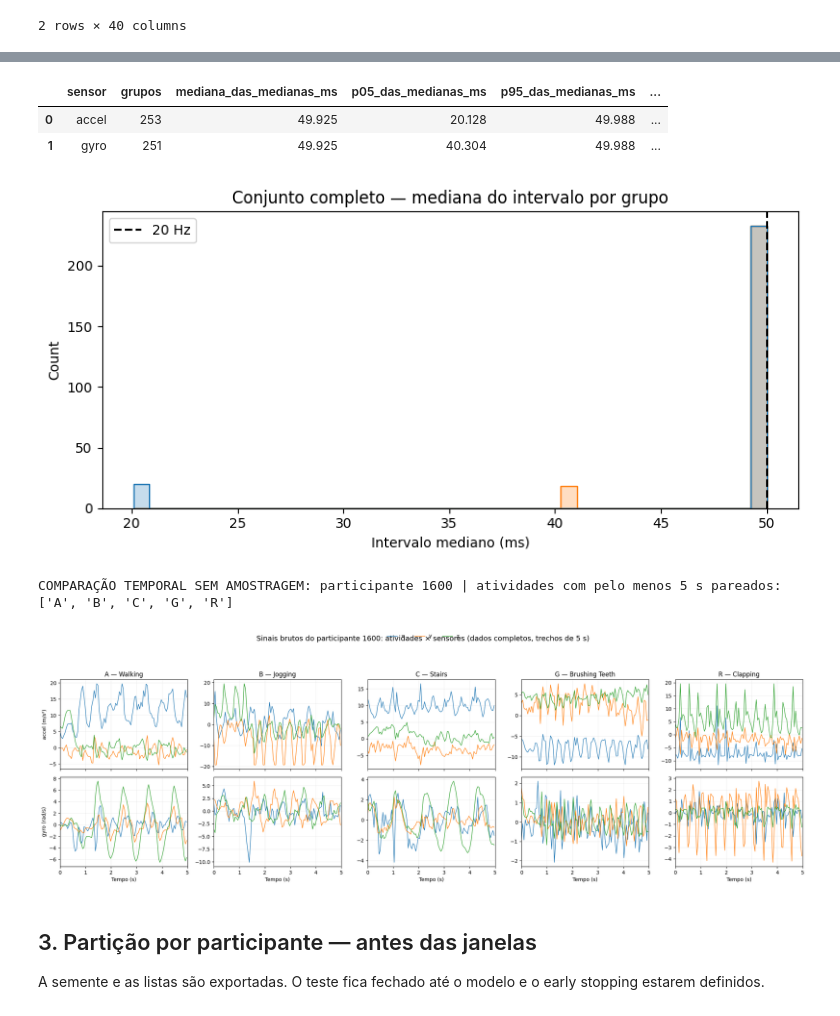
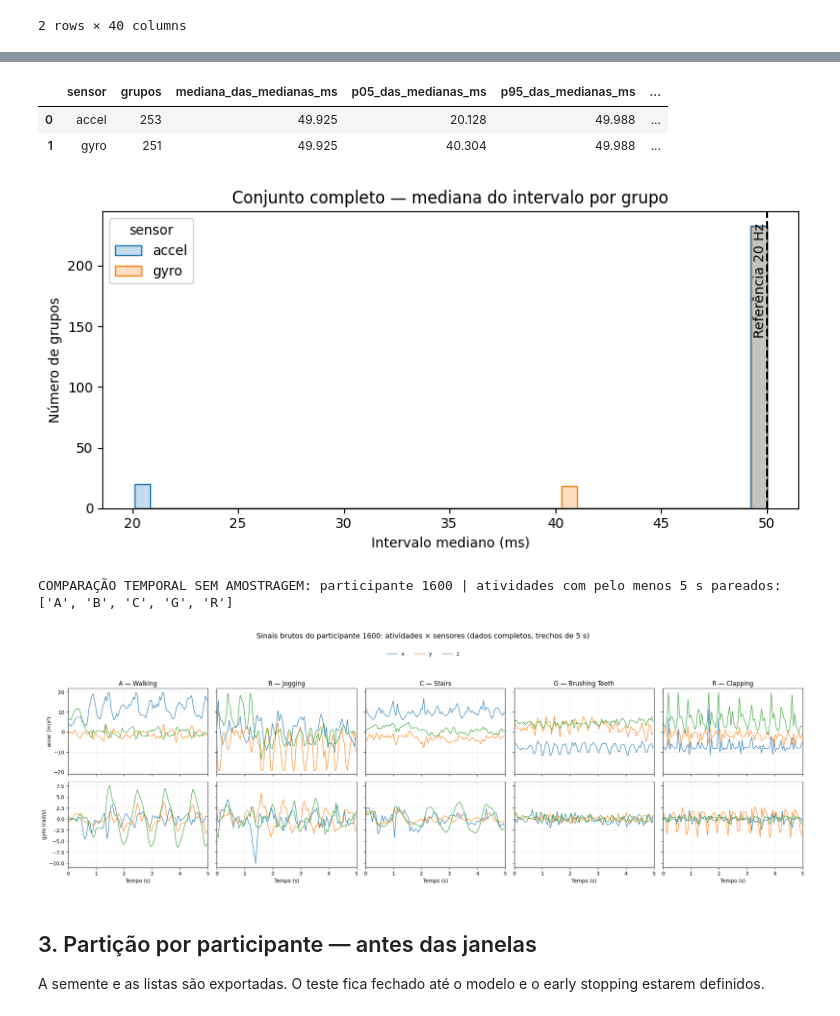
Before and after one commit to anacdutrar/Trabalho_final_grupo7-Embarcados, a Jupyter notebook: notebook/WISDM_Watch_HAR_FINAL_COMPARACAO_ARQUITETURAS.ipynb, the cells around one changed output, grey strips where cells are left out. Saved outputs shown, nothing was run; the diff lists cells and outputs as text; code cells hidden in the pictures.

```diff
--- a/notebook/WISDM_Watch_HAR_FINAL_COMPARACAO_ARQUITETURAS.ipynb
+++ b/notebook/WISDM_Watch_HAR_FINAL_COMPARACAO_ARQUITETURAS.ipynb
@@ -395,6 +402,9 @@ subject_activity_counts = (
     .unstack(fill_value=0)
     .reindex(columns=ACTIVITY_CODES, fill_value=0)
 )
+activity_axis_labels = [
+    f'{code}\n{ACTIVITY_NAMES[code]}' for code in ACTIVITY_CODES
+]
 
 fig, axes = plt.subplots(2, 2, figsize=(15, 10))
 
@@ -403,16 +413,19 @@ sns.barplot(
     x='activity',
     y='leituras',
     hue='sensor',
+    order=ACTIVITY_CODES,
     errorbar=None,
     ax=axes[0, 0],
 )
 axes[0, 0].set_title('Conjunto completo — leituras por sensor e atividade')
 axes[0, 0].set_xlabel('Atividade')
 axes[0, 0].set_ylabel('Número de leituras')
+axes[0, 0].set_xticks(range(len(ACTIVITY_CODES)), labels=activity_axis_labels)
 
 sns.heatmap(
     np.log10(subject_activity_counts + 1),
     cmap='viridis',
+    xticklabels=activity_axis_labels,
     cbar_kws={'label': 'log10(leituras + 1)'},
     ax=axes[0, 1],
 )
@@ -429,6 +442,7 @@ for axis, sensor_name, unit in [
         data=sensor_sample,
         x='activity',
         y='magnitude',
+        order=ACTIVITY_CODES,
         showfliers=False,
         ax=axis,
     )
@@ -437,6 +451,7 @@ for axis, sensor_name, unit in [
     )
     axis.set_xlabel('Atividade')
     axis.set_ylabel(f'Magnitude ({unit})')
+    axis.set_xticks(range(len(ACTIVITY_CODES)), labels=activity_axis_labels)
 
 fig.suptitle(
     'EDA global de auditoria — gráficos de distribuição usam amostra controlada',
@@ -489,7 +504,7 @@ sampling_audit['frequencia_mediana_hz'] = (
 display(sampling_audit.round(3))
 
 plt.figure(figsize=(8, 4))
-sns.histplot(
+sampling_axis = sns.histplot(
     data=sampling_by_group,
     x='mediana_intervalo_ms',
     hue='sensor',
@@ -497,10 +512,18 @@ sns.histplot(
     element='step',
     common_norm=False,
 )
-plt.axvline(1000 / SAMPLE_RATE_HZ, color='black', linestyle='--', label='20 Hz')
-plt.title('Conjunto completo — mediana do intervalo por grupo')
-plt.xlabel('Intervalo mediano (ms)')
-plt.legend()
+reference_interval_ms = 1000 / SAMPLE_RATE_HZ
+sampling_axis.axvline(
+    reference_interval_ms, color='black', linestyle='--', linewidth=1.5
+)
+sampling_axis.text(
+    reference_interval_ms, 0.96, 'Referência 20 Hz',
+    transform=sampling_axis.get_xaxis_transform(),
+    rotation=90, ha='right', va='top',
+)
+sampling_axis.set_title('Conjunto completo — mediana do intervalo por grupo')
+sampling_axis.set_xlabel('Intervalo mediano (ms)')
+sampling_axis.set_ylabel('Número de grupos')
 plt.tight_layout()
 plt.show()
 
@@ -526,7 +549,7 @@ paired_coverage = (
     pd.DataFrame(paired_coverage_records)
     .pivot(index='subject', columns='activity', values='has_window')
     .reindex(columns=ACTIVITY_CODES, fill_value=False)
-    .fillna(False)
+    .eq(True)
 )
 complete_subjects = paired_coverage.index[paired_coverage.all(axis=1)].tolist()
 if complete_subjects:
@@ -544,7 +567,8 @@ print(
 )
 
 fig, axes = plt.subplots(
-    2, len(ACTIVITY_CODES), figsize=(21, 7), sharex='col', squeeze=False
+    2, len(ACTIVITY_CODES), figsize=(21, 7),
+    sharex='col', sharey='row', squeeze=False,
 )
 sensor_rows = [('accel', 'm/s²'), ('gyro', 'rad/s')]
 
@@ -581,38 +605,41 @@ for column, activity in enumerate(ACTIVITY_CODES):
         ].copy()
         excerpt['tempo_relativo_s'] = excerpt['timestamp_s'] - common_start
         for channel in ['x', 'y', 'z']:
             axis.plot(
                 excerpt['tempo_relativo_s'], excerpt[channel],
                 label=channel, linewidth=1.0,
             )
         axis.set_xlim(0, WINDOW_SECONDS)
         axis.grid(alpha=0.2)
         if column == 0:
             axis.set_ylabel(f'{sensor_name} ({unit})')
         if row == 1:
             axis.set_xlabel('Tempo (s)')
 
     axes[0, column].set_title(
         f'{activity} — {ACTIVITY_NAMES[activity]}'
     )
 
 handles, labels = axes[0, 0].get_legend_handles_labels()
 if handles:
-    fig.legend(handles, labels, loc='upper center', ncol=3, frameon=False)
+    fig.legend(
+        handles, labels, loc='upper center', bbox_to_anchor=(0.5, 0.94),
+        ncol=3, frameon=False,
+    )
 fig.suptitle(
     f'Sinais brutos do participante {comparison_subject}: atividades × sensores '
     '(dados completos, trechos de 5 s)',
-    fontsize=14,
+    fontsize=14, y=0.995,
 )
-plt.tight_layout(rect=[0, 0, 1, 0.91])
+plt.tight_layout(rect=[0, 0, 1, 0.88])
 plt.show()
 # %% [output]
 |  | sensor | grupos | mediana_das_medianas_ms | p05_das_medianas_ms | p95_das_medianas_ms | ... |
 | 0 | accel | 253 | 49.925 | 20.128 | 49.988 | ... |
 | 1 | gyro | 251 | 49.925 | 40.304 | 49.988 | ... |
-[figure, old version]
+[figure, new version]
 COMPARAÇÃO TEMPORAL SEM AMOSTRAGEM: participante 1600 | atividades com pelo menos 5 s pareados: ['A', 'B', 'C', 'G', 'R']
-[figure, old version]
+[figure, new version]
 # %% [markdown]
 ## 3. Partição por participante — antes das janelas
 
```
Also changed, not shown: parts of 19 cells of this notebook.
